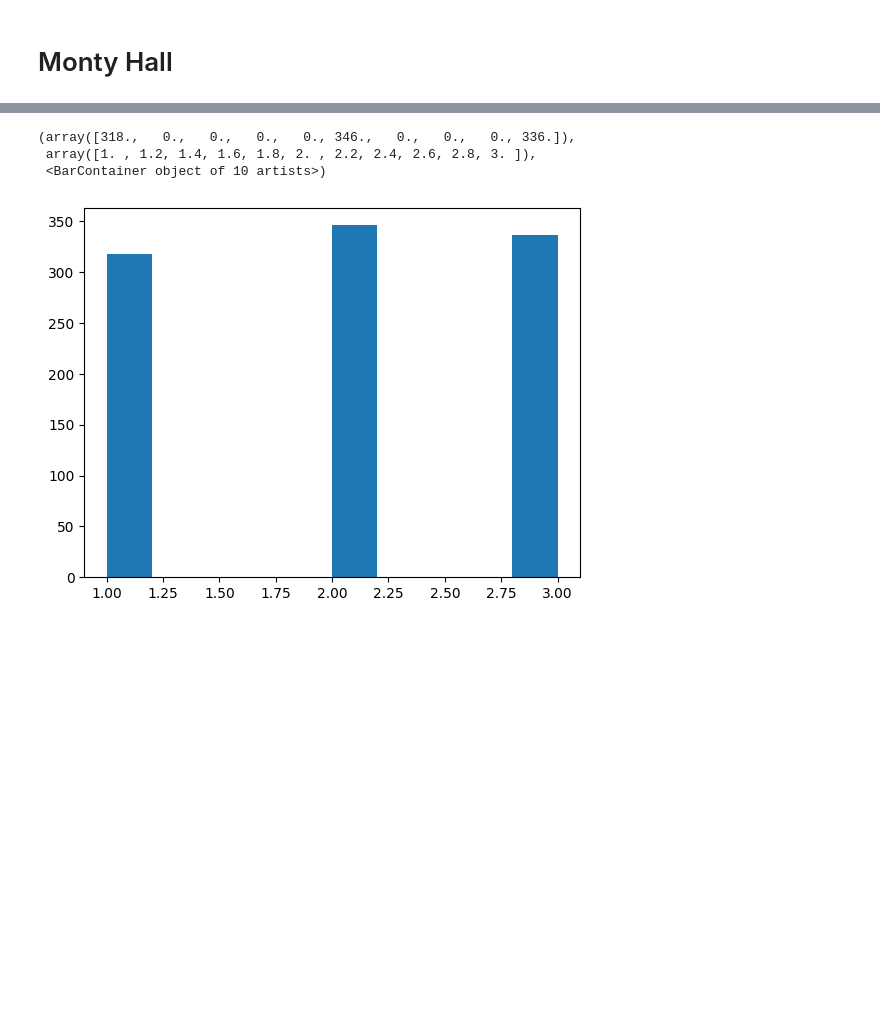
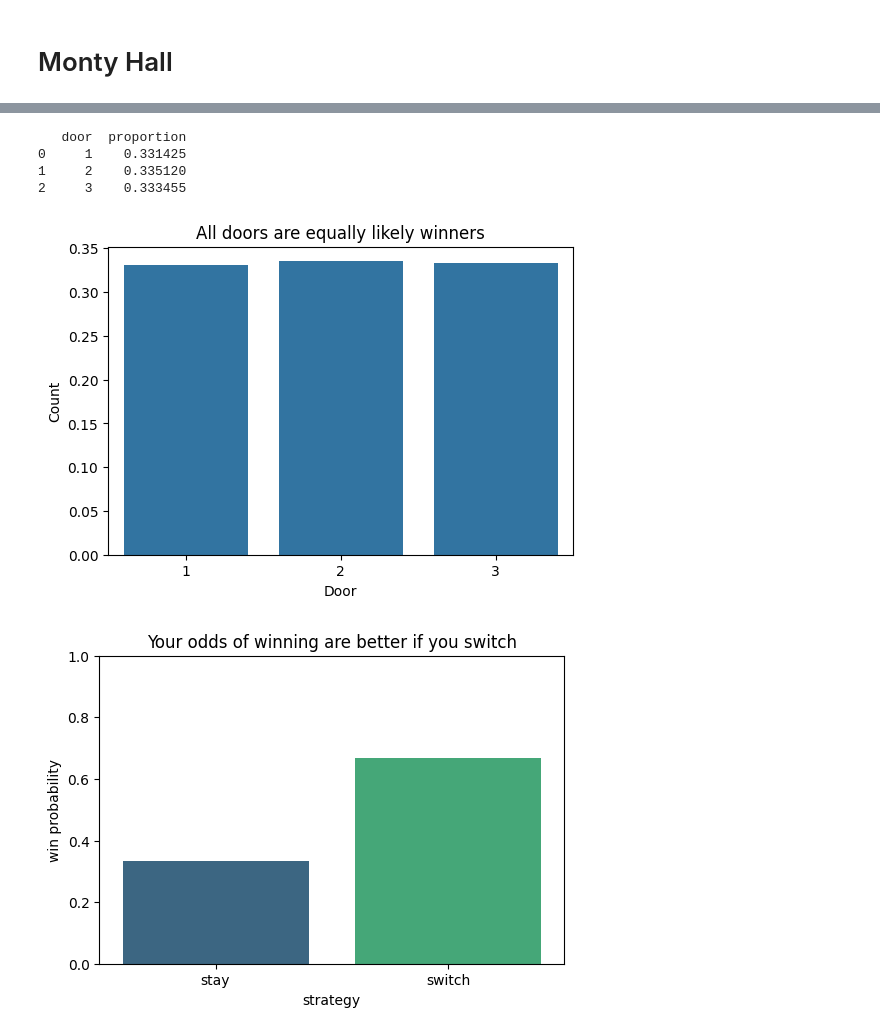
Before and after one commit to vscerra/monty_hall, a Jupyter notebook: notebooks/monte_hall_problem.ipynb, the cells around one changed output, grey strips where cells are left out. Saved outputs shown, nothing was run; the diff lists cells and outputs as text; code cells hidden in the pictures; blank space fills up the shorter version.

Commit message:
adding visualizations and vectorization to notebook

```diff
--- a/notebooks/monte_hall_problem.ipynb
+++ b/notebooks/monte_hall_problem.ipynb
@@ -50,6 +49,47 @@ for n in range(n_trials):
 # %%
+# Vectorized implementation - faster and easier
+
+n = 200000
+winners = np.random.randint(1, 4, size=n)
+first_picks = np.random.randint(1, 4, size=n)
+
+# Compute stay/switch wins
+stay_wins = winners == first_picks
+switch_wins = winners != first_picks
+
+# add to dataframe for plotting
+df_winProb = (
+    pd.Series(winners, name='door')
+              .value_counts(normalize=True)
+              .sort_index()
+              .reset_index(name='proportion')
+              )
+print(df_winProb)
+df_strat = pd.DataFrame({
+    'win' : np.concatenate([stay_wins, switch_wins]),
+    'strategy' : ['stay']*n + ['switch']*n
+})
+
+
+# plot odds of any door being the winner door
+plt.figure(figsize=(6,4))
+sns.barplot(x='door', y='proportion', data=df_winProb, order=[1,2,3], color='C0')
+plt.title("All doors are equally likely winners")
+plt.ylabel("Count")
+plt.xlabel("Door")
+plt.show()
+
+# plot strategy odds for winning
+plt.figure(figsize=(6,4))
+sns.barplot(x='strategy', y='win', data=df_strat, errorbar=None, palette='viridis', hue='strategy', legend=None)
+plt.title("Your odds of winning are better if you switch")
+plt.ylabel("win probability")
+plt.ylim(0,1)
+plt.show()
 # %% [output]
-(array([318.,   0.,   0.,   0.,   0., 346.,   0.,   0.,   0., 336.]),
- array([1. , 1.2, 1.4, 1.6, 1.8, 2. , 2.2, 2.4, 2.6, 2.8, 3. ]),
- <BarContainer object of 10 artists>)
+   door  proportion
+0     1    0.331425
+1     2    0.335120
+2     3    0.333455
-[figure, old version]
+[figure, new version]
+[figure, added]
```
Also changed, not shown: parts of 2 cells of this notebook.
